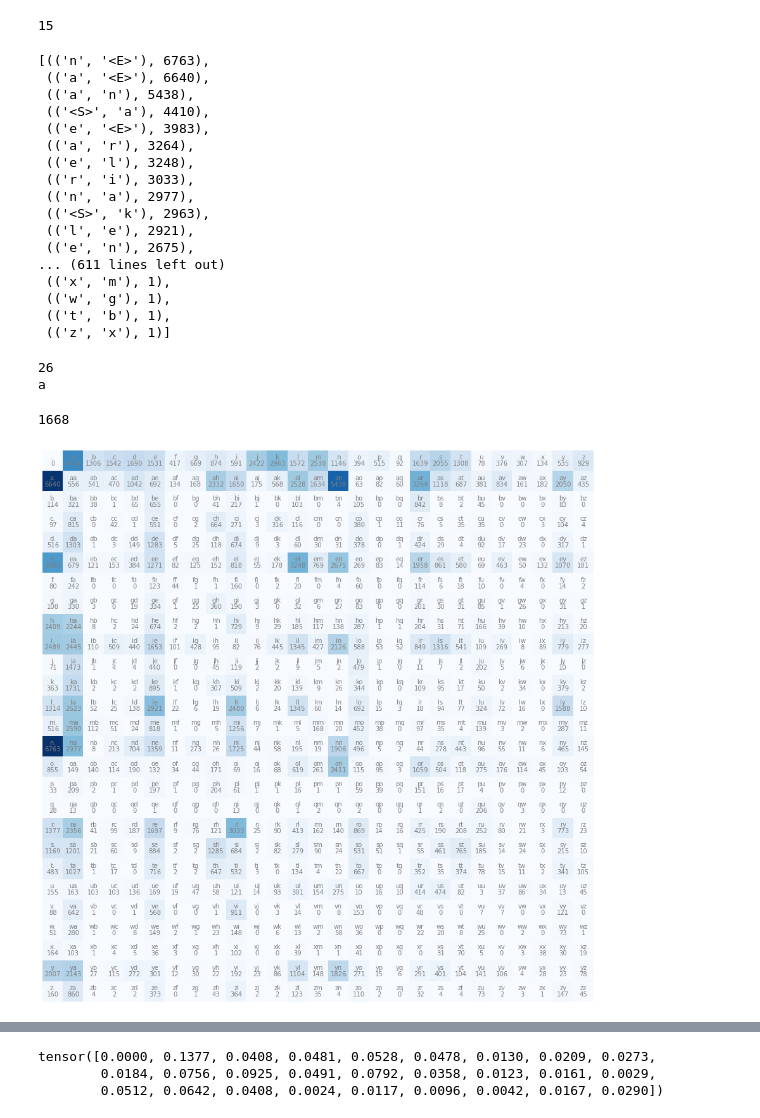
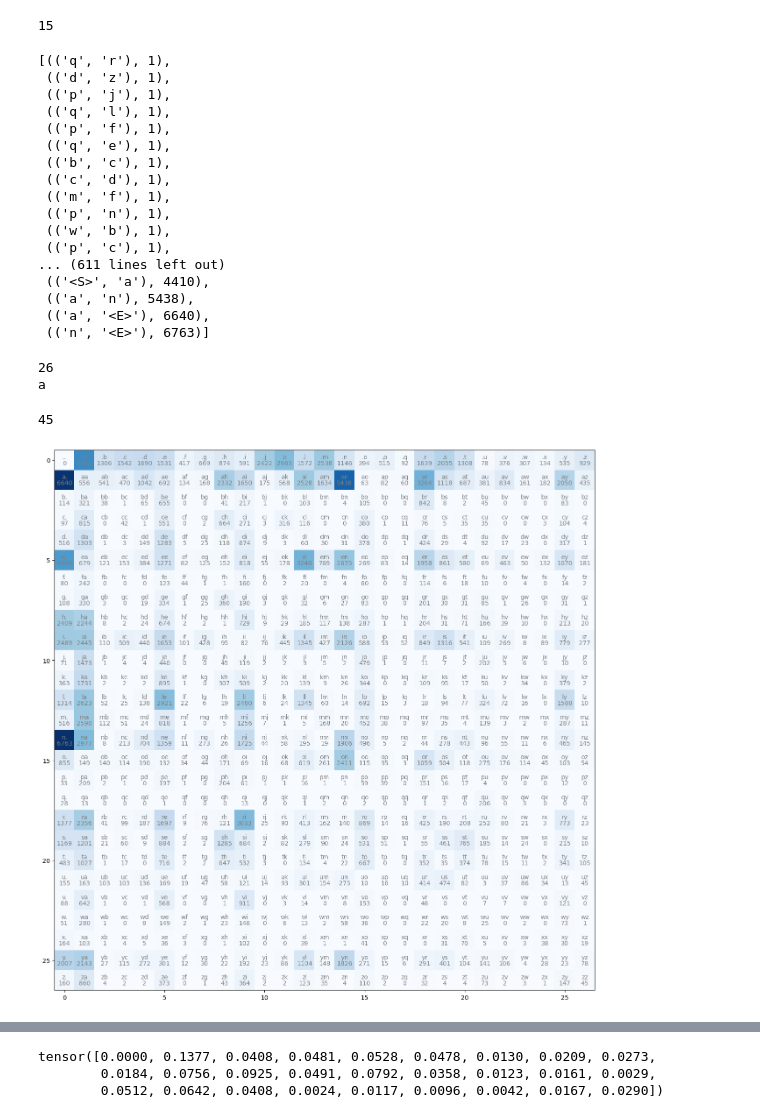
Before and after one commit to badaozhiwei-cmyk/zero-to-herp, a Jupyter notebook: lectures/makemore/makemore_part1_bigrams.ipynb, the cells around one changed output, grey strips where cells are left out. Saved outputs shown, nothing was run; the diff lists cells and outputs as text; code cells hidden in the pictures.

```diff
--- a/lectures/makemore/makemore_part1_bigrams.ipynb
+++ b/lectures/makemore/makemore_part1_bigrams.ipynb
@@ -45,29 +45,30 @@ for w in words:
     bigram = (ch1, ch2)
     b[bigram] = b.get(bigram, 0) + 1
 # %%
+
 # b[bigram]是字典，item获得其键值对
 # kv 代表 b.items() 返回的每一个键值对元组 ((ch1, ch2), count)
 #sorted() 函数的 key 参数接受一个函数。这个函数会在排序之前应用于可迭代对象中的每个元素一次
 #lambda kv: -kv[1]: 这是一个匿名函数
-sorted(b.items(), key = lambda kv: -kv[1])
+sorted(b.items(), key = lambda kv: kv[1])
 # %% [output]
-[(('n', '<E>'), 6763),
+[(('q', 'r'), 1),
+ (('d', 'z'), 1),
+ (('p', 'j'), 1),
+ (('q', 'l'), 1),
+ (('p', 'f'), 1),
+ (('q', 'e'), 1),
+ (('b', 'c'), 1),
+ (('c', 'd'), 1),
+ (('m', 'f'), 1),
+ (('p', 'n'), 1),
+ (('w', 'b'), 1),
+ (('p', 'c'), 1),
+... (611 lines left out)
+ (('<S>', 'a'), 4410),
+ (('a', 'n'), 5438),
  (('a', '<E>'), 6640),
- (('a', 'n'), 5438),
- (('<S>', 'a'), 4410),
- (('e', '<E>'), 3983),
- (('a', 'r'), 3264),
- (('e', 'l'), 3248),
- (('r', 'i'), 3033),
- (('n', 'a'), 2977),
- (('<S>', 'k'), 2963),
- (('l', 'e'), 2921),
- (('e', 'n'), 2675),
-... (611 lines left out)
- (('x', 'm'), 1),
- (('w', 'g'), 1),
- (('t', 'b'), 1),
- (('z', 'x'), 1)]
+ (('n', '<E>'), 6763)]
 # %%
 import torch
 # %%
@@ -94,23 +95,24 @@ for w in words:
     ix1 = stoi[ch1]
     ix2 = stoi[ch2]
     N[ix1, ix2] += 1
-print(N[1,1].item())
+print(N[26,26].item())
 # %% [output]
-1668
+45
 # %%
-import matplotlib.pyplot as plt
+import matplotlib.pyplot as plt # 导入用于绘图的 Matplotlib 库，并将其简称为 plt
+# 这是一个 Jupyter/IPython 的魔术命令，表示在当前笔记本单元格中直接显示图表，而不是弹出新窗口
 %matplotlib inline
 
-plt.figure(figsize=(16,16))
-plt.imshow(N, cmap='Blues')
-for i in range(27):
-    for j in range(27):
-        chstr = itos[i] + itos[j]
-        plt.text(j, i, chstr, ha="center", va="bottom", color='gray')
-        plt.text(j, i, N[i, j].item(), ha="center", va="top", color='gray')
-plt.axis('off');
+plt.figure(figsize=(16,16)) # 创建一个新的图表，并设置其大小为 16x16 英寸，让图表更大更清晰
+plt.imshow(N, cmap='Blues') # 显示我们之前计算出的双字母组合计数矩阵 N，用 'Blues' 颜色映射（颜色越深表示计数越高）
+for i in range(27): # 外层循环，遍历矩阵的行（从 0 到 26，对应第一个字符）
+    for j in range(27): # 内层循环，遍历矩阵的列（从 0 到 26，对应第二个字符）
+        chstr = itos[i] + itos[j] # 将当前行索引 i 对应的字符和列索引 j 对应的字符拼接起来，形成一个双字母字符串（如 'ab', '.e'）
+        plt.text(j, i, chstr, ha="center", va="bottom", color='gray') # 在图表的 (j, i) 位置（j 是横坐标，i 是纵坐标）显示双字母字符串，居中对齐，底部对齐，颜色为灰色
+        plt.text(j, i, N[i, j].item(), ha="center", va="top", color='gray') # 在相同的 (j, i) 位置显示该双字母组合的计数（从 N 矩阵中取值，.item() 将 PyTorch 张量转换为普通 Python 数字），居中对齐，顶部对齐，颜色也为灰色
+plt.axis('on'); # 关闭图表的坐标轴，让图表看起来更简洁，只保留数据和文字
 # %% [output]
-[figure, old version]
+[figure, new version]
 # %%
 N[0]
 # %% [output]
```
Also changed, not shown: parts of 20 cells of this notebook.
